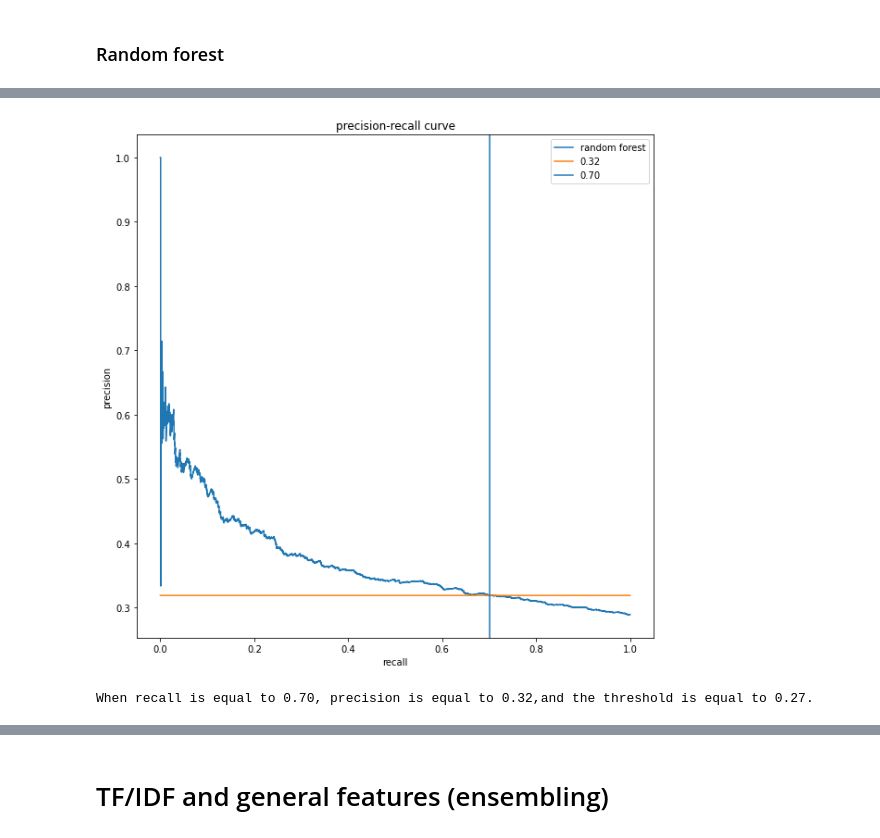
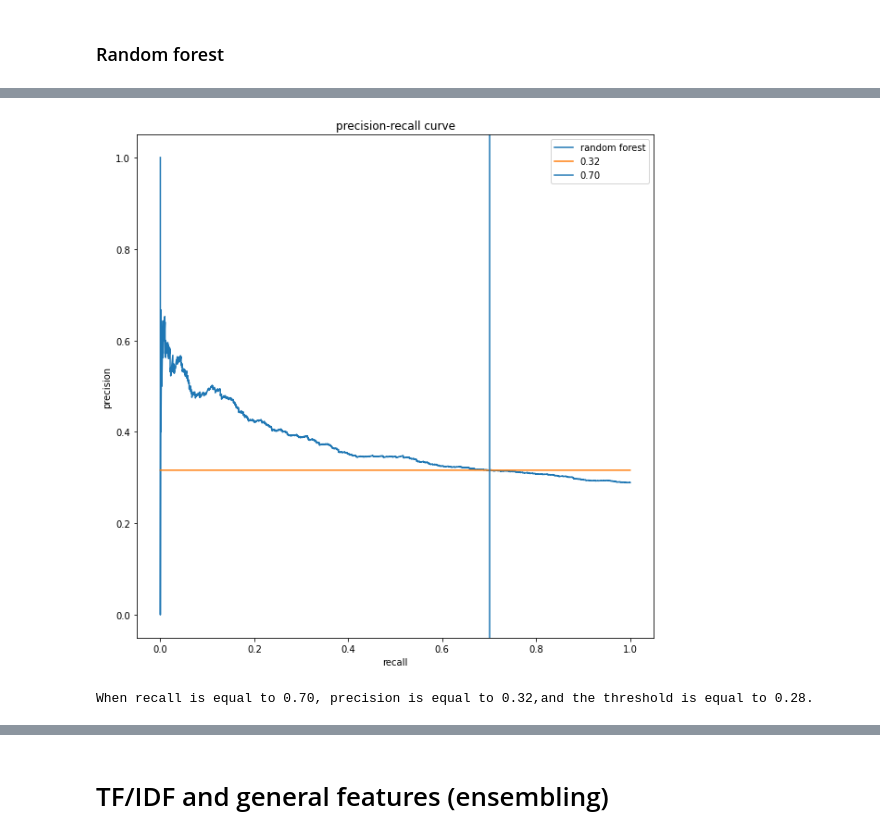
Before and after one commit to batyaamericus/OncUponTim, a Jupyter notebook: ML_classification_good_bad.ipynb, the cells around one changed output, grey strips where cells are left out. Drawn from its saved outputs; the diff is of its cells as text; code cells hidden in the pictures.

Commit message:
added models

```diff
--- a/ML_classification_good_bad.ipynb
+++ b/ML_classification_good_bad.ipynb
@@ -176,7 +176,7 @@ def display_model_results(model, X_train, X_test, y_train, y_test, name_model):
     print('No feature importance')
   return model
 # %%
-def play_with_threshold(recall_value, y_test, model, name):
+def play_with_threshold(recall_value, X_test, y_test, model, name):
   """
   Model must be trained
   """
@@ -446,7 +446,8 @@ stories_lemma = df.text_str_lem.tolist()[:sample_length]
 # %%
 from sklearn.feature_extraction.text import TfidfVectorizer
 vectorizer = TfidfVectorizer(ngram_range=(1,3),
-                             max_features=max_features)
+                             max_features=max_features,
+                             stop_words={'english'})
 X = vectorizer.fit_transform(stories_lemma)
 # %%
 # target
@@ -549,7 +578,7 @@ When recall is equal to 0.70, precision is equal to 0.31,and the threshold is eq
 # %% [markdown]
 ### Random forest
 # %%
-clf_rf = display_model_results(RandomForestClassifier(max_depth=20),
+clf_rf = display_model_results(RandomForestClassifier(max_depth=5, n_jobs=-1),
                       X_train, X_test, y_train, y_test,
                       'random forest')
 # %% [output]
@@ -575,7 +608,7 @@ Confusion matrix:
 No feature importance
 # %%
 recall_value = 0.7 # chose wanted recall value
-play_with_threshold(recall_value, y_test, clf_rf, 'random forest')
+p_threshold = play_with_threshold(recall_value, y_test, clf_rf, 'random forest')
 # %% [output]
-[figure, old version]
+[figure, new version]
-When recall is equal to 0.70, precision is equal to 0.32,and the threshold is equal to 0.27.
+When recall is equal to 0.70, precision is equal to 0.32,and the threshold is equal to 0.28.
```
Also changed, not shown: parts of 28 cells of this notebook.
